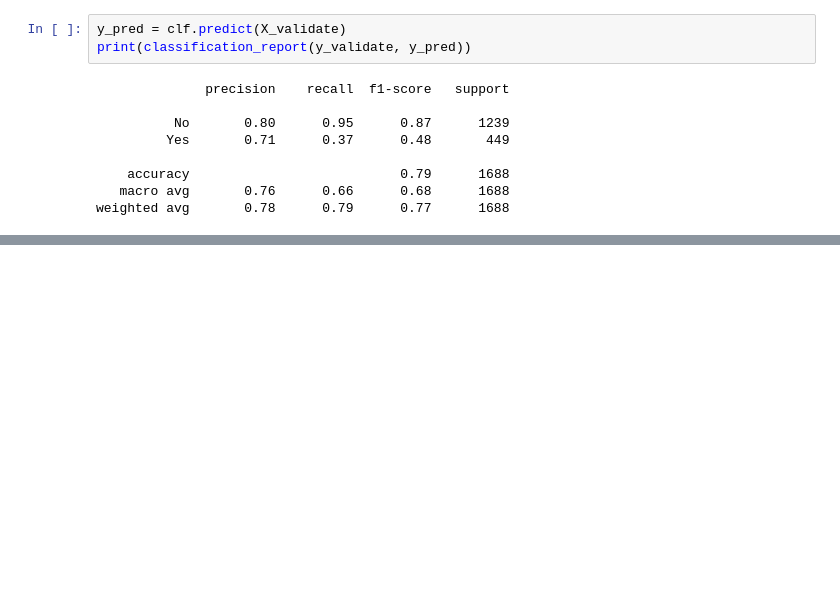
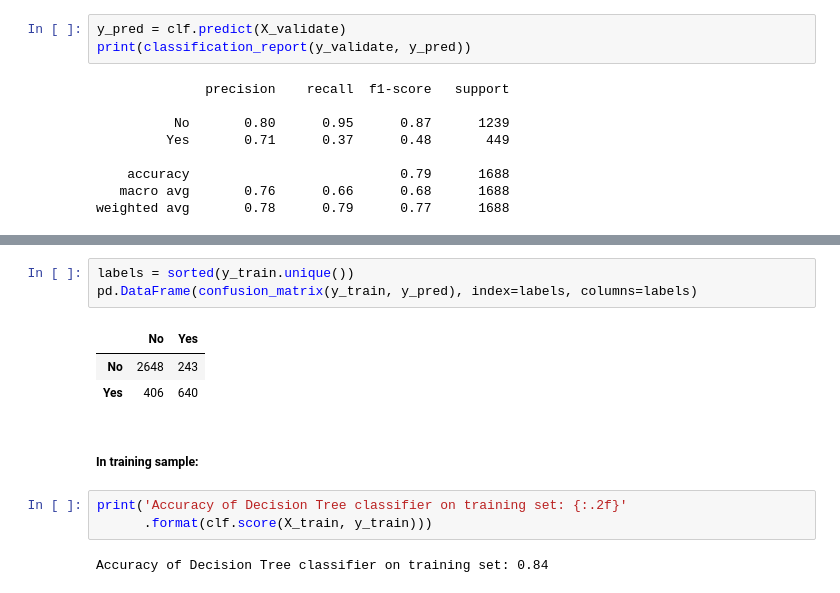
Before and after one commit to Miller-Ryan-1/classification-exercises, a Jupyter notebook: model.ipynb, the cells around one changed output, grey strips where cells are left out. Drawn from its saved outputs; the diff is of its cells as text; blank space fills up the shorter version.

```diff
--- a/model.ipynb
+++ b/model.ipynb
@@ -285,0 +327,14 @@ weighted avg       0.78      0.79      0.77      1688
+# %%
+labels = sorted(y_train.unique())
+pd.DataFrame(confusion_matrix(y_train, y_pred), index=labels, columns=labels)
+# %% [output]
+|  | No | Yes |
+| No | 2648 | 243 |
+| Yes | 406 | 640 |
+# %% [markdown]
+##### In training sample:
+# %%
+print('Accuracy of Decision Tree classifier on training set: {:.2f}'
+      .format(clf.score(X_train, y_train)))
+# %% [output]
+Accuracy of Decision Tree classifier on training set: 0.84
```
Also changed, not shown: parts of 31 cells of this notebook.
